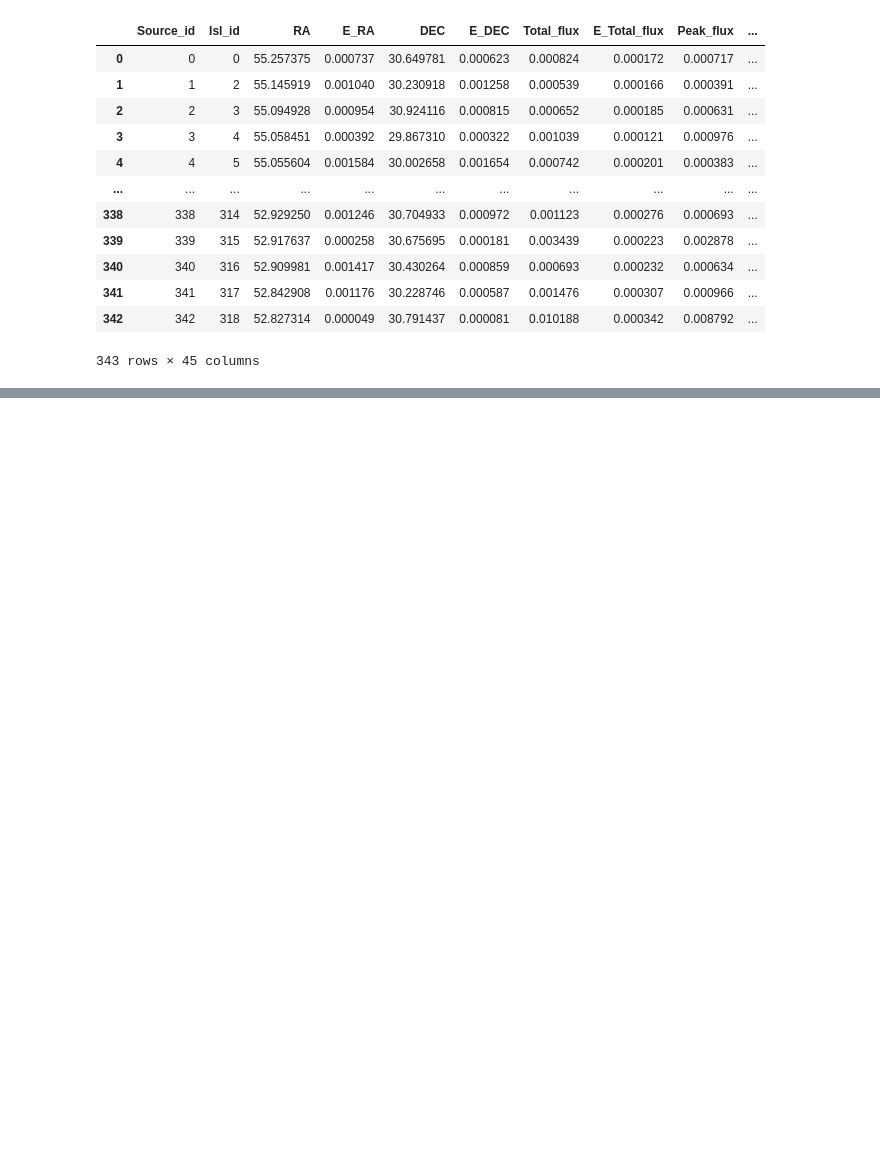
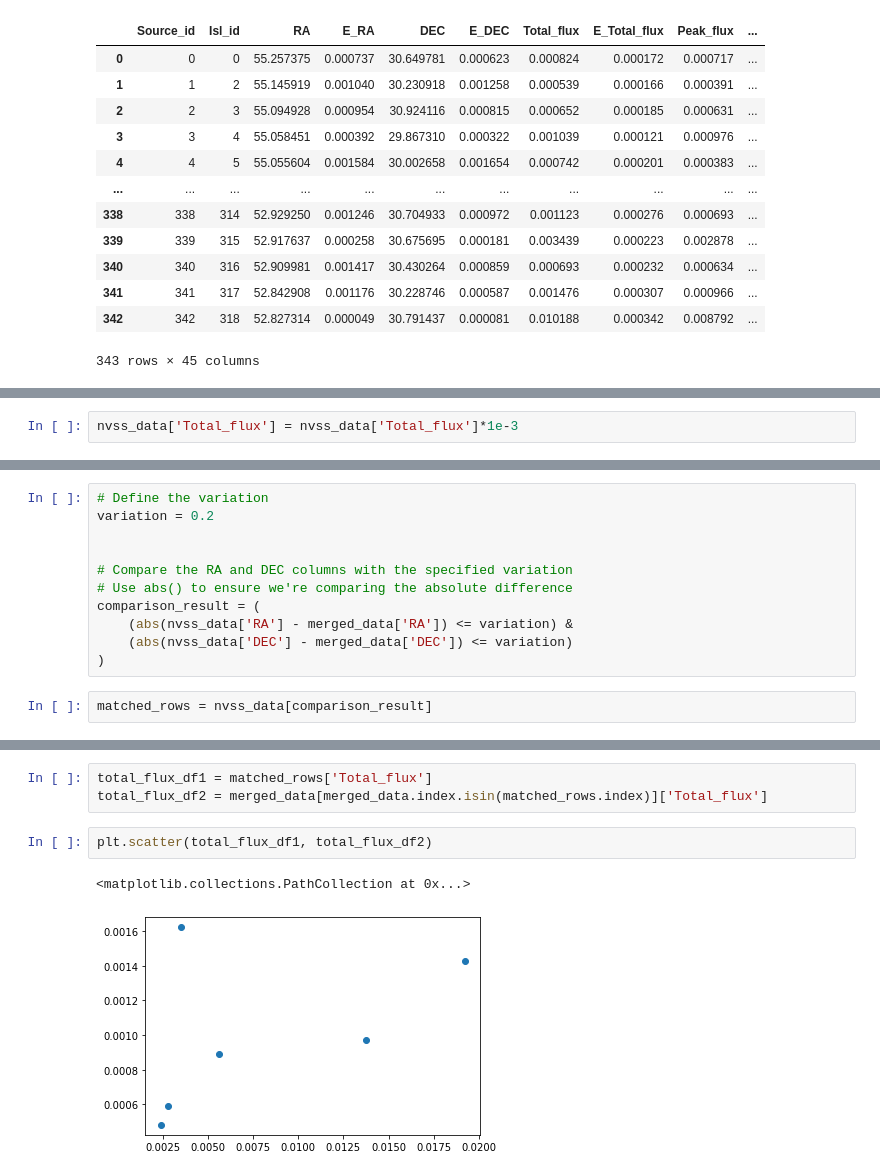
Before and after one commit to halehhajizadeh/VLA-Perseus, a Jupyter notebook: scripts/noise-extraction.ipynb, the cells around one changed output, grey strips where cells are left out. Cells and saved outputs as stored; diff of their text form; blank space fills up the shorter version.

```diff
--- a/scripts/noise-extraction.ipynb
+++ b/scripts/noise-extraction.ipynb
@@ -99,0 +168,2 @@ plt.axhline(1)
+# %%
+nvss_data['Total_flux'] = nvss_data['Total_flux']*1e-3
@@ -99,0 +186,13 @@ plt.axhline(1)
+# %%
+# Define the variation
+variation = 0.2
+
+
+# Compare the RA and DEC columns with the specified variation
+# Use abs() to ensure we're comparing the absolute difference
+comparison_result = (
+    (abs(nvss_data['RA'] - merged_data['RA']) <= variation) &
+    (abs(nvss_data['DEC'] - merged_data['DEC']) <= variation)
+)
+# %%
+matched_rows = nvss_data[comparison_result]
@@ -99,0 +222,8 @@ plt.axhline(1)
+# %%
+total_flux_df1 = matched_rows['Total_flux']
+total_flux_df2 = merged_data[merged_data.index.isin(matched_rows.index)]['Total_flux']
+# %%
+plt.scatter(total_flux_df1, total_flux_df2)
+# %% [output]
+<matplotlib.collections.PathCollection at 0x...>
+[figure, added]
```
Also changed, not shown: parts of 19 cells of this notebook, 1 other file.
